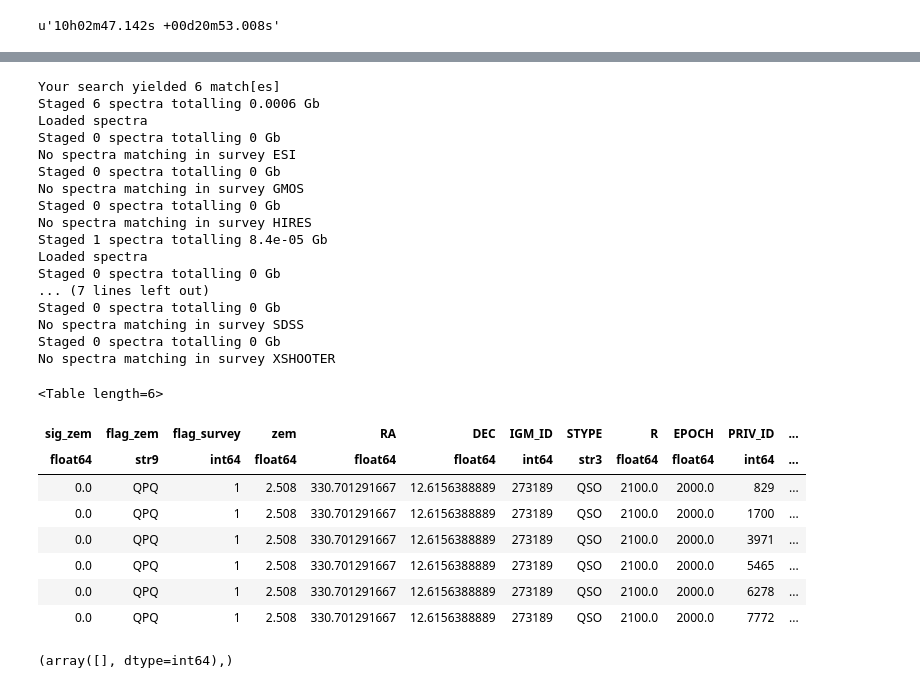
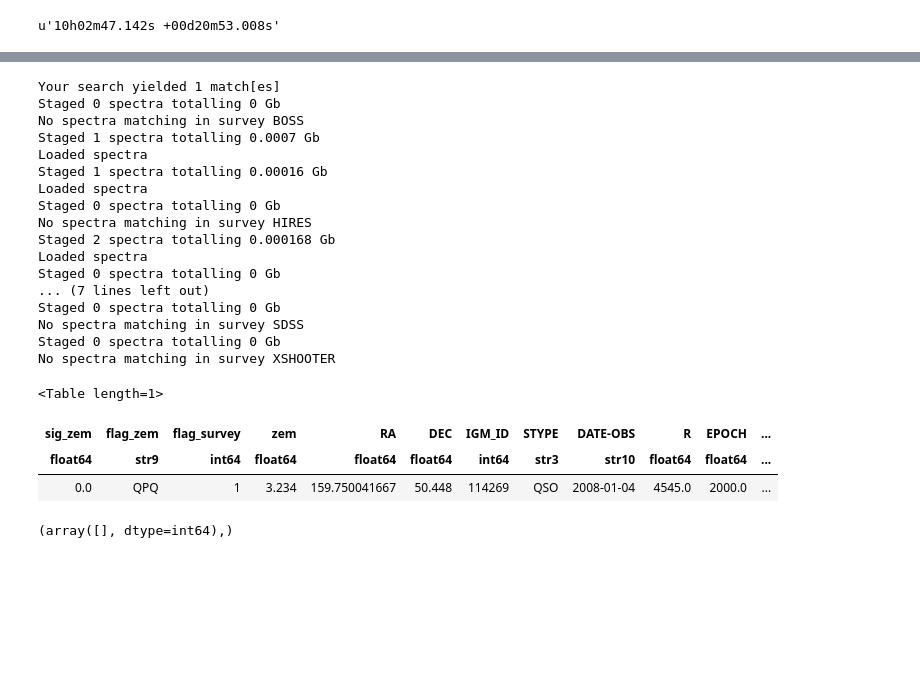
Before and after one commit to qsopairs/papers, a Jupyter notebook: QPQ9/nb/spec_fiddle.ipynb, the cells around one changed output, grey strips where cells are left out. Saved outputs shown, nothing was run; the diff lists cells and outputs as text; code cells hidden in the pictures; blank space fills up the shorter version.

```diff
--- a/QPQ9/nb/spec_fiddle.ipynb
+++ b/QPQ9/nb/spec_fiddle.ipynb
@@ -49,33 +41,28 @@ qpqsp.cat['PRIV_ID']
 # %%
-(specs, metas) = qpqsp.spec_from_coord('220248.31+123656.3',private=True)
+(specs, metas) = qpqsp.spec_from_coord('103900.01+502652.8',private=True)
 import numpy as np
 import matplotlib.pyplot as plt
 metas[0]
 # %% [output]
-Your search yielded 6 match[es]
-Staged 6 spectra totalling 0.0006 Gb
+Your search yielded 1 match[es]
+Staged 0 spectra totalling 0 Gb
+No spectra matching in survey BOSS
+Staged 1 spectra totalling 0.0007 Gb
+Loaded spectra
+Staged 1 spectra totalling 0.00016 Gb
 Loaded spectra
 Staged 0 spectra totalling 0 Gb
-No spectra matching in survey ESI
-Staged 0 spectra totalling 0 Gb
-No spectra matching in survey GMOS
-Staged 0 spectra totalling 0 Gb
 No spectra matching in survey HIRES
-Staged 1 spectra totalling 8.4e-05 Gb
+Staged 2 spectra totalling 0.000168 Gb
 Loaded spectra
 Staged 0 spectra totalling 0 Gb
 ... (7 lines left out)
 Staged 0 spectra totalling 0 Gb
 No spectra matching in survey SDSS
 Staged 0 spectra totalling 0 Gb
 No spectra matching in survey XSHOOTER
-<Table length=6>
+<Table length=1>
-| sig_zem | flag_zem | flag_survey | zem | RA | DEC | IGM_ID | STYPE | R | EPOCH | PRIV_ID | ... |
-| float64 | str9 | int64 | float64 | float64 | float64 | int64 | str3 | float64 | float64 | int64 | ... |
-| 0.0 | QPQ | 1 | 2.508 | 330.701291667 | 12.6156388889 | 273189 | QSO | 2100.0 | 2000.0 | 829 | ... |
-| 0.0 | QPQ | 1 | 2.508 | 330.701291667 | 12.6156388889 | 273189 | QSO | 2100.0 | 2000.0 | 1700 | ... |
-| 0.0 | QPQ | 1 | 2.508 | 330.701291667 | 12.6156388889 | 273189 | QSO | 2100.0 | 2000.0 | 3971 | ... |
-| 0.0 | QPQ | 1 | 2.508 | 330.701291667 | 12.6156388889 | 273189 | QSO | 2100.0 | 2000.0 | 5465 | ... |
-| 0.0 | QPQ | 1 | 2.508 | 330.701291667 | 12.6156388889 | 273189 | QSO | 2100.0 | 2000.0 | 6278 | ... |
-| 0.0 | QPQ | 1 | 2.508 | 330.701291667 | 12.6156388889 | 273189 | QSO | 2100.0 | 2000.0 | 7772 | ... |
+| sig_zem | flag_zem | flag_survey | zem | RA | DEC | IGM_ID | STYPE | DATE-OBS | R | EPOCH | ... |
+| float64 | str9 | int64 | float64 | float64 | float64 | int64 | str3 | str10 | float64 | float64 | ... |
+| 0.0 | QPQ | 1 | 3.234 | 159.750041667 | 50.448 | 114269 | QSO | 2008-01-04 | 4545.0 | 2000.0 | ... |
 # %%
```
Also changed, not shown: parts of 19 cells of this notebook, 29 other files.
